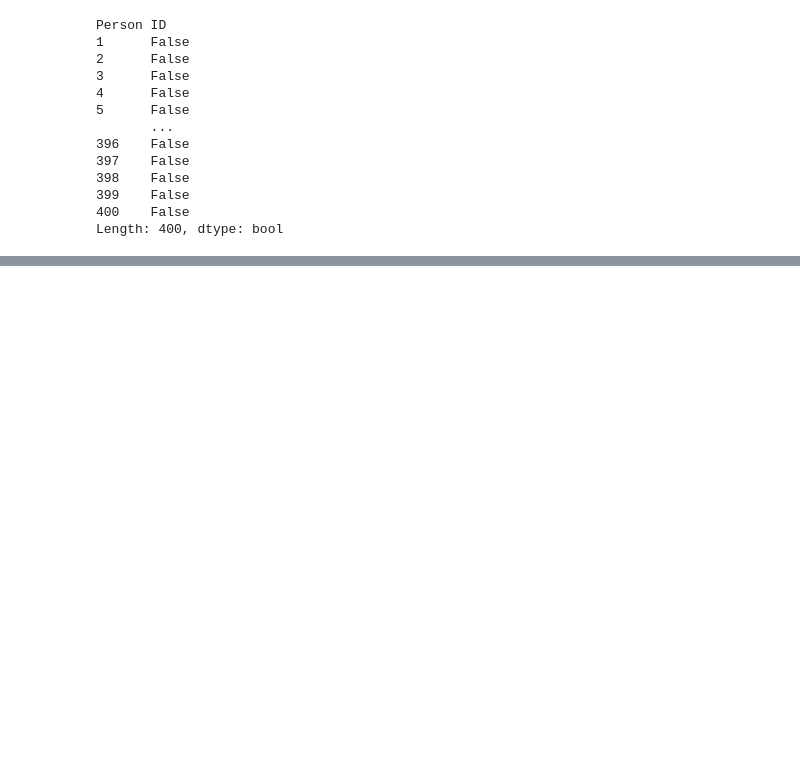
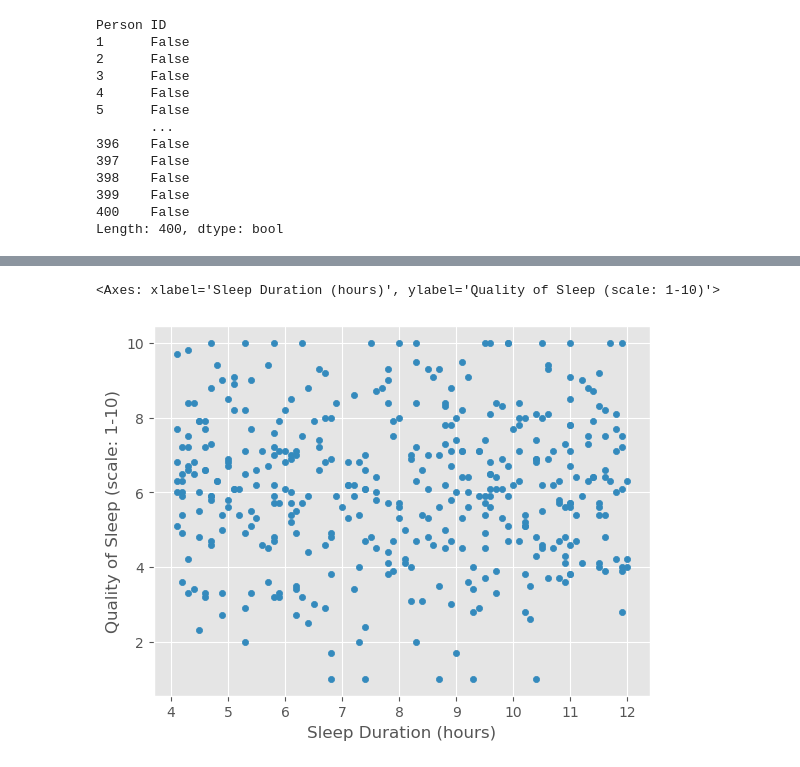
Before and after one commit to samjian8/Sleep_Lifestyle_Analysis, a Jupyter notebook: main.ipynb, the cells around one changed output, grey strips where cells are left out. Saved outputs shown, nothing was run; the diff lists cells and outputs as text; code cells hidden in the pictures; blank space fills up the shorter version.

```diff
--- a/main.ipynb
+++ b/main.ipynb
@@ -101,0 +120,9 @@ Text(0.5, 0, 'Occupation')
+# %%
+df.plot(kind='scatter',
+        x='Sleep Duration (hours)',
+        y='Quality of Sleep (scale: 1-10)')
+
+# plt.show()
+# %% [output]
+<Axes: xlabel='Sleep Duration (hours)', ylabel='Quality of Sleep (scale: 1-10)'>
+[figure, added]
```
Also changed, not shown: parts of 7 cells of this notebook.
